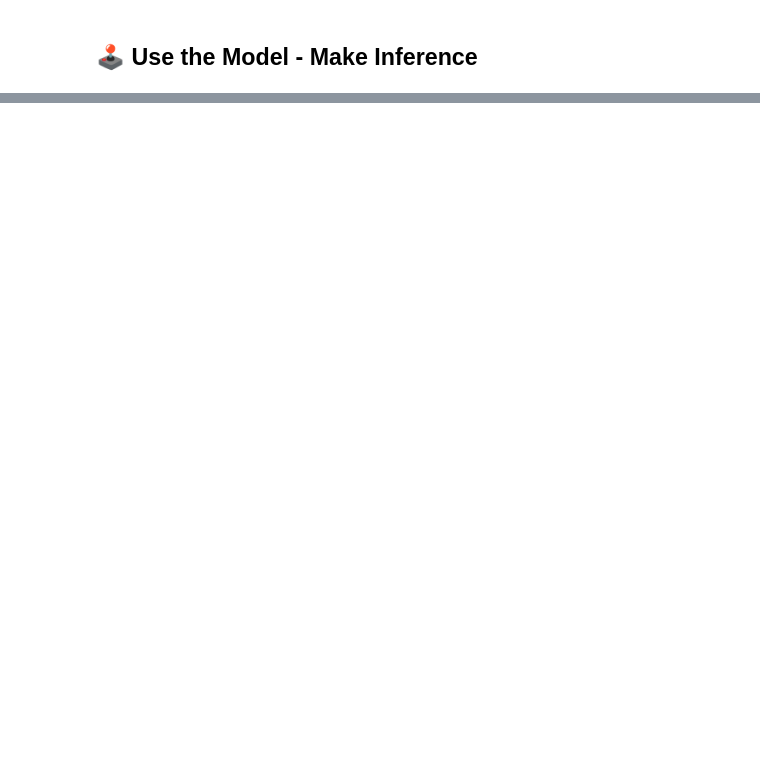
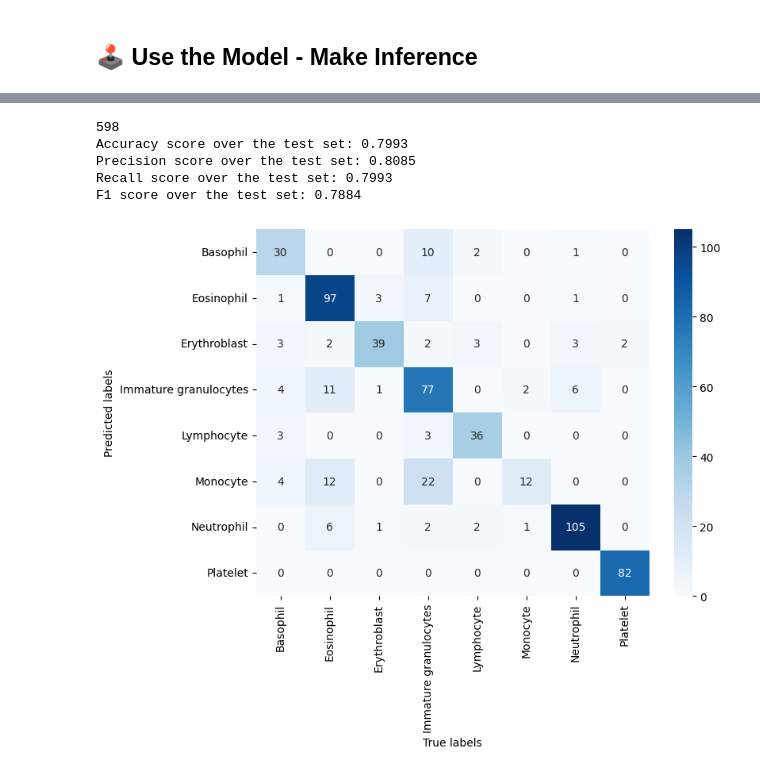
Before and after one commit to sissamatteo29/ANN_Cell_Classification, a Jupyter notebook: ann-cell-classification.ipynb, the cells around one changed output, grey strips where cells are left out. Saved outputs shown, nothing was run; the diff lists cells and outputs as text; code cells hidden in the pictures; blank space fills up the shorter version.

```diff
--- a/ann-cell-classification.ipynb
+++ b/ann-cell-classification.ipynb
@@ -33,11 +77,8 @@ tf.random.set_seed(seed)
 ## ⏳ Load the Data
 # %%
 # Load Data
-data = np.load('clean_data.npz')
-# data = np.load('/kaggle/input/training-set/training_set.npz')
-
-data
-x = data['images']
-y = data['labels']
-
+# data = np.load('clean_data.npz')
+data = np.load("/kaggle/input/clean-data/clean_data.npz")
+x = data["images"]
+y = data["labels"]
 np.unique(y, return_counts=True)
@@ -281,7 +395,10 @@ del final_model
 ## 🕹️ Use the Model - Make Inference
 # %%
 # Load the saved model
-model = tfk.models.load_model('cell.keras')
+
+# model = tfk.models.load_model('cell.keras')
+
+model = tfk.models.load_model('/kaggle/working/cell.keras')
 
 # Display a summary of the model architecture
 model.summary(expand_nested=True, show_trainable=True)
@@ -288,40 +428,56 @@ model.summary(expand_nested=True, show_trainable=True)
 # %%
 # Predict class probabilities and get predicted classes
+
 test_predictions = model.predict(X_test, verbose=0)
 print(len(test_predictions))
 test_predictions = np.argmax(test_predictions, axis=-1)
 
 # Extract ground truth classes
 test_gt = np.argmax(y_test, axis=-1)
 
 # Calculate and display test set accuracy
 test_accuracy = accuracy_score(test_gt, test_predictions)
-print(f'Accuracy score over the test set: {round(test_accuracy, 4)}')
+print(f"Accuracy score over the test set: {round(test_accuracy, 4)}")
 
 # Calculate and display test set precision
-test_precision = precision_score(test_gt, test_predictions, average='weighted')
-print(f'Precision score over the test set: {round(test_precision, 4)}')
+test_precision = precision_score(test_gt, test_predictions, average="weighted")
+print(f"Precision score over the test set: {round(test_precision, 4)}")
 
 # Calculate and display test set recall
-test_recall = recall_score(test_gt, test_predictions, average='weighted')
-print(f'Recall score over the test set: {round(test_recall, 4)}')
+test_recall = recall_score(test_gt, test_predictions, average="weighted")
+print(f"Recall score over the test set: {round(test_recall, 4)}")
 
 # Calculate and display test set F1 score
-test_f1 = f1_score(test_gt, test_predictions, average='weighted')
-print(f'F1 score over the test set: {round(test_f1, 4)}')
+test_f1 = f1_score(test_gt, test_predictions, average="weighted")
+print(f"F1 score over the test set: {round(test_f1, 4)}")
 
 # Compute the confusion matrix
 cm = confusion_matrix(test_gt, test_predictions)
 
 # Create labels combining confusion matrix values
 labels = np.array([f"{num}" for num in cm.flatten()]).reshape(cm.shape)
 
 # Plot the confusion matrix with class labels
 plt.figure(figsize=(8, 6))
-sns.heatmap(cm, annot=labels, fmt='', xticklabels=list(labels_dict.values()), yticklabels=list(labels_dict.values()), cmap='Blues')
-plt.xlabel('True labels')
-plt.ylabel('Predicted labels')
+sns.heatmap(
+    cm,
+    annot=labels,
+    fmt="",
+    xticklabels=list(labels_dict.values()),
+    yticklabels=list(labels_dict.values()),
+    cmap="Blues",
+)
+
+plt.xlabel("True labels")
+plt.ylabel("Predicted labels")
 plt.show()
+# %% [output]
+598
+Accuracy score over the test set: 0.7993
+Precision score over the test set: 0.8085
+Recall score over the test set: 0.7993
+F1 score over the test set: 0.7884
+[figure, added]
 # %%
 # Let's analyze one specific prediction
 test1 = X_test[0]
```
Also changed, not shown: parts of 31 cells of this notebook.
